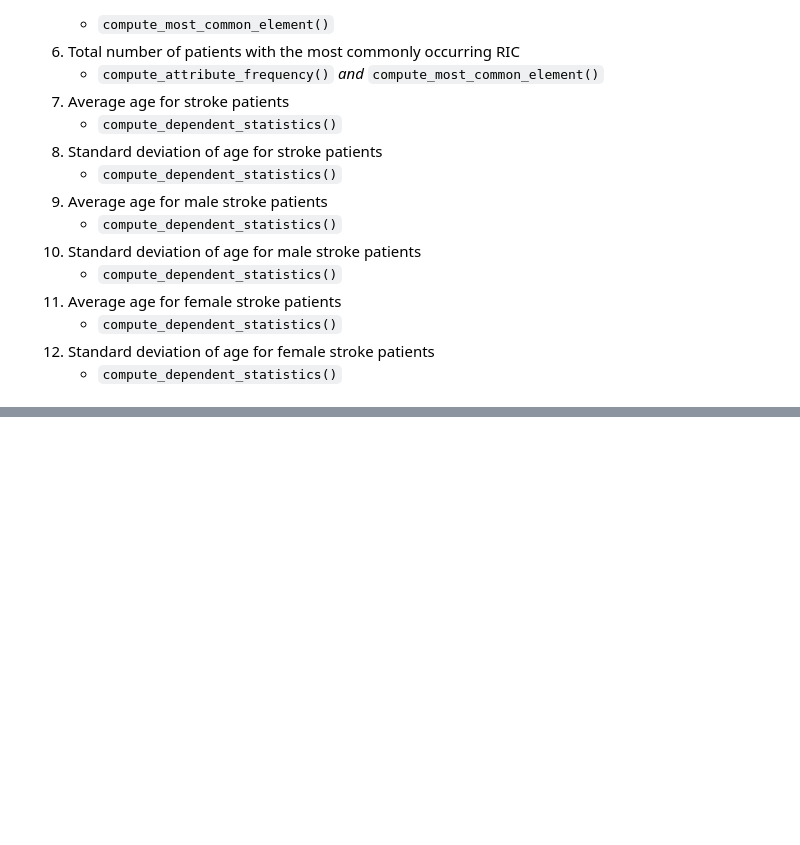
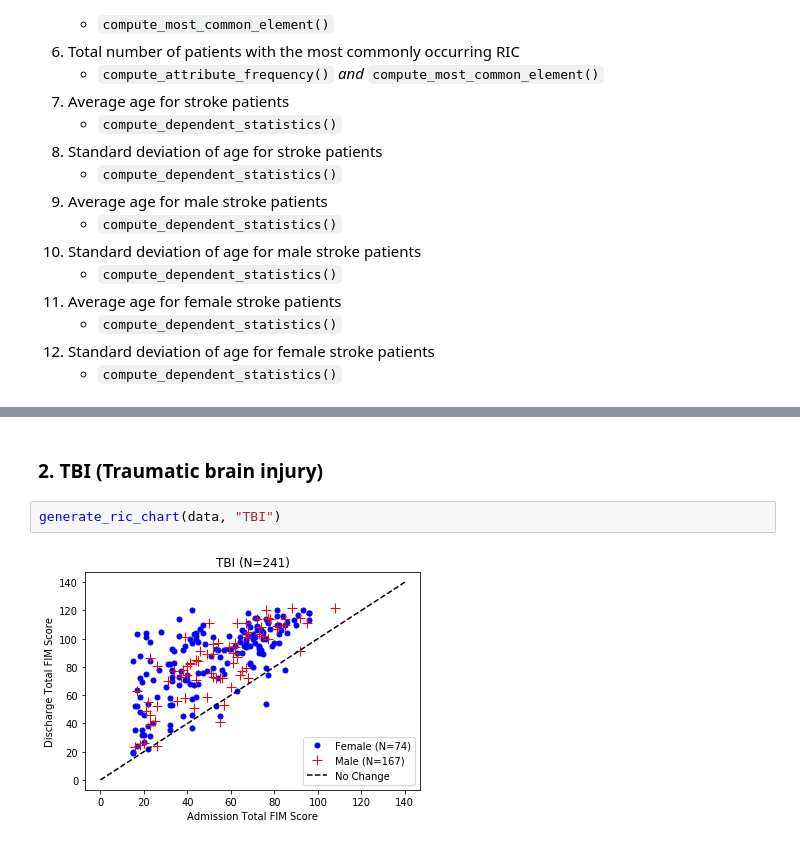
Before and after one commit to AItalo/Data_Mining_PA3, a Jupyter notebook: PA3.ipynb, the cells around one changed output, grey strips where cells are left out. Saved outputs shown, nothing was run; the diff lists cells and outputs as text; blank space fills up the shorter version.

```diff
--- a/PA3.ipynb
+++ b/PA3.ipynb
@@ -329,0 +365,6 @@ statistics
+# %% [markdown]
+### 2. TBI (Traumatic brain injury)
+# %%
+generate_ric_chart(data, "TBI")
+# %% [output]
+[figure, added]
```
Also changed, not shown: parts of 11 cells of this notebook.
